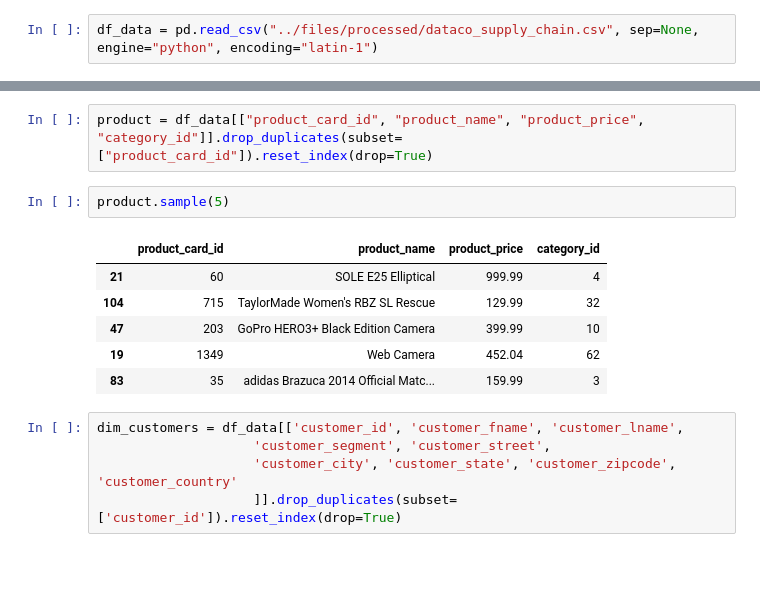
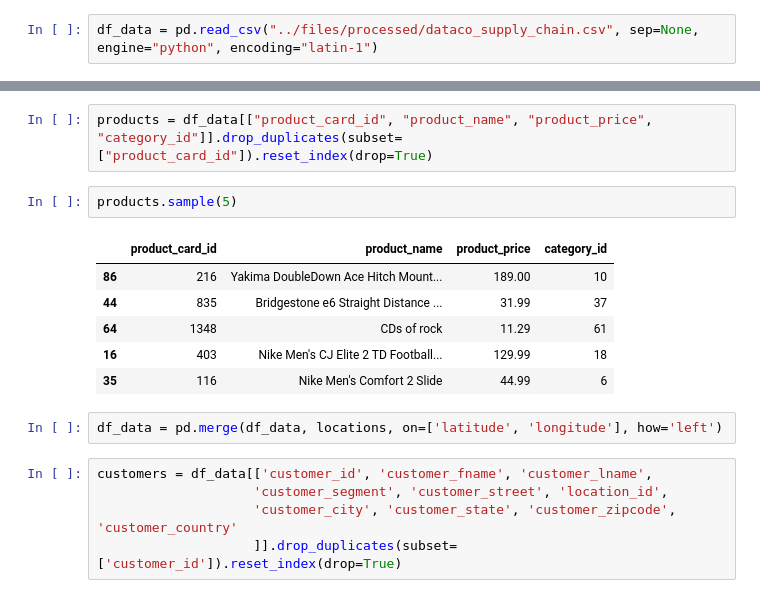
Before and after one commit to fabihrndz/e-commerce-operations-insights, a Jupyter notebook: notebooks/03_ingester.ipynb, the cells around one changed output, grey strips where cells are left out. Saved outputs shown, nothing was run; the diff lists cells and outputs as text; blank space fills up the shorter version.

Commit message:
crear y limpiar dataframes para la carga en base de datos

```diff
--- a/notebooks/03_ingester.ipynb
+++ b/notebooks/03_ingester.ipynb
@@ -49,17 +71,19 @@ department.sample(5)
 # %%
-product = df_data[["product_card_id", "product_name", "product_price", "category_id"]].drop_duplicates(subset=["product_card_id"]).reset_index(drop=True)
+products = df_data[["product_card_id", "product_name", "product_price", "category_id"]].drop_duplicates(subset=["product_card_id"]).reset_index(drop=True)
 # %%
-product.sample(5)
+products.sample(5)
 # %% [output]
 |  | product_card_id | product_name | product_price | category_id |
-| 21 | 60 | SOLE E25 Elliptical | 999.99 | 4 |
-| 104 | 715 | TaylorMade Women's RBZ SL Rescue | 129.99 | 32 |
-| 47 | 203 | GoPro HERO3+ Black Edition Camera | 399.99 | 10 |
-| 19 | 1349 | Web Camera | 452.04 | 62 |
-| 83 | 35 | adidas Brazuca 2014 Official Matc... | 159.99 | 3 |
+| 86 | 216 | Yakima DoubleDown Ace Hitch Mount... | 189.00 | 10 |
+| 44 | 835 | Bridgestone e6 Straight Distance ... | 31.99 | 37 |
+| 64 | 1348 | CDs of rock | 11.29 | 61 |
+| 16 | 403 | Nike Men's CJ Elite 2 TD Football... | 129.99 | 18 |
+| 35 | 116 | Nike Men's Comfort 2 Slide | 44.99 | 6 |
+# %%
+df_data = pd.merge(df_data, locations, on=['latitude', 'longitude'], how='left')
 # %%
-dim_customers = df_data[['customer_id', 'customer_fname', 'customer_lname',
-                    'customer_segment', 'customer_street',
+customers = df_data[['customer_id', 'customer_fname', 'customer_lname',
+                    'customer_segment', 'customer_street', 'location_id',
                     'customer_city', 'customer_state', 'customer_zipcode', 'customer_country'
                     ]].drop_duplicates(subset=['customer_id']).reset_index(drop=True)
 # %%
```
Also changed, not shown: parts of 19 cells of this notebook, 2 other files.
